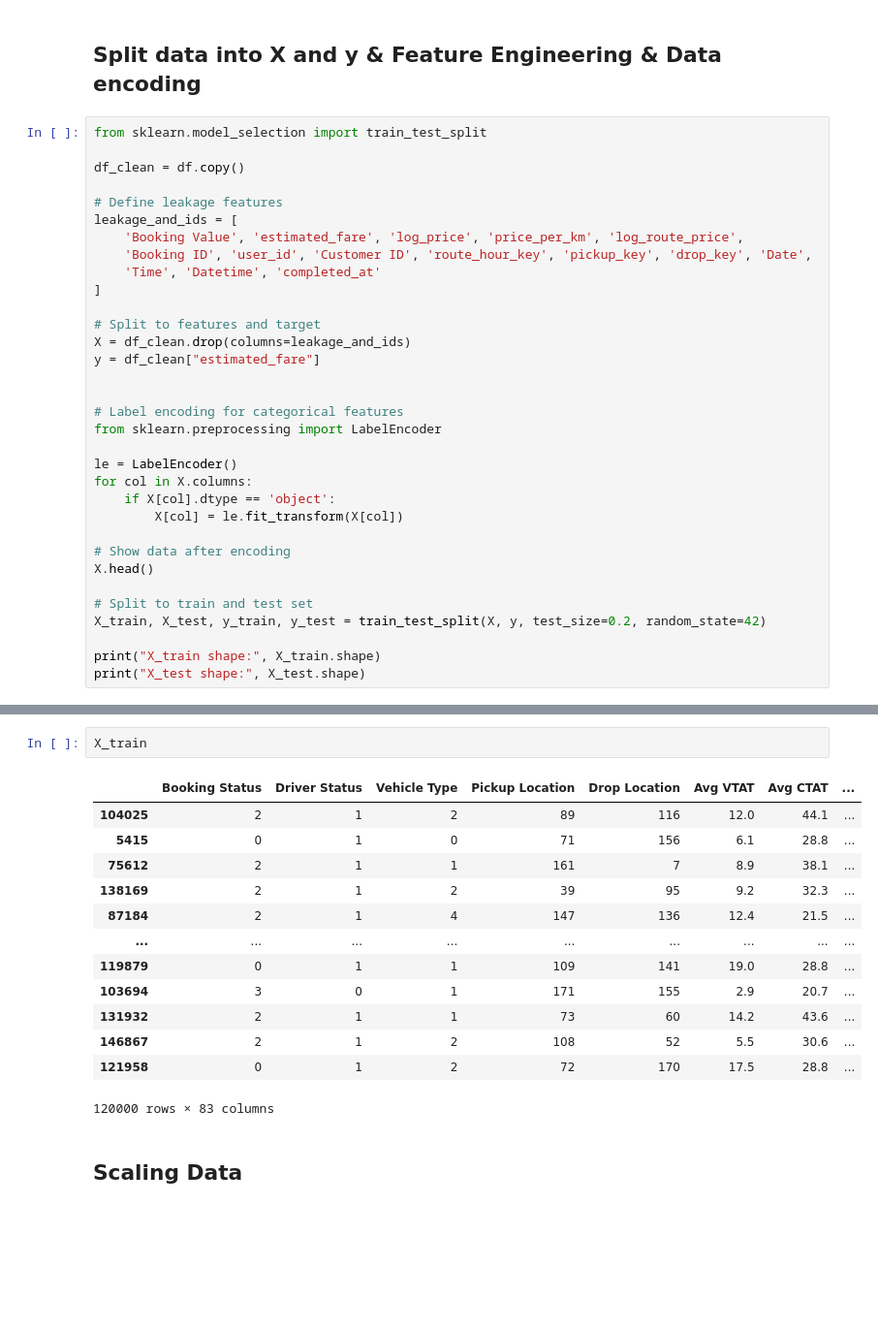
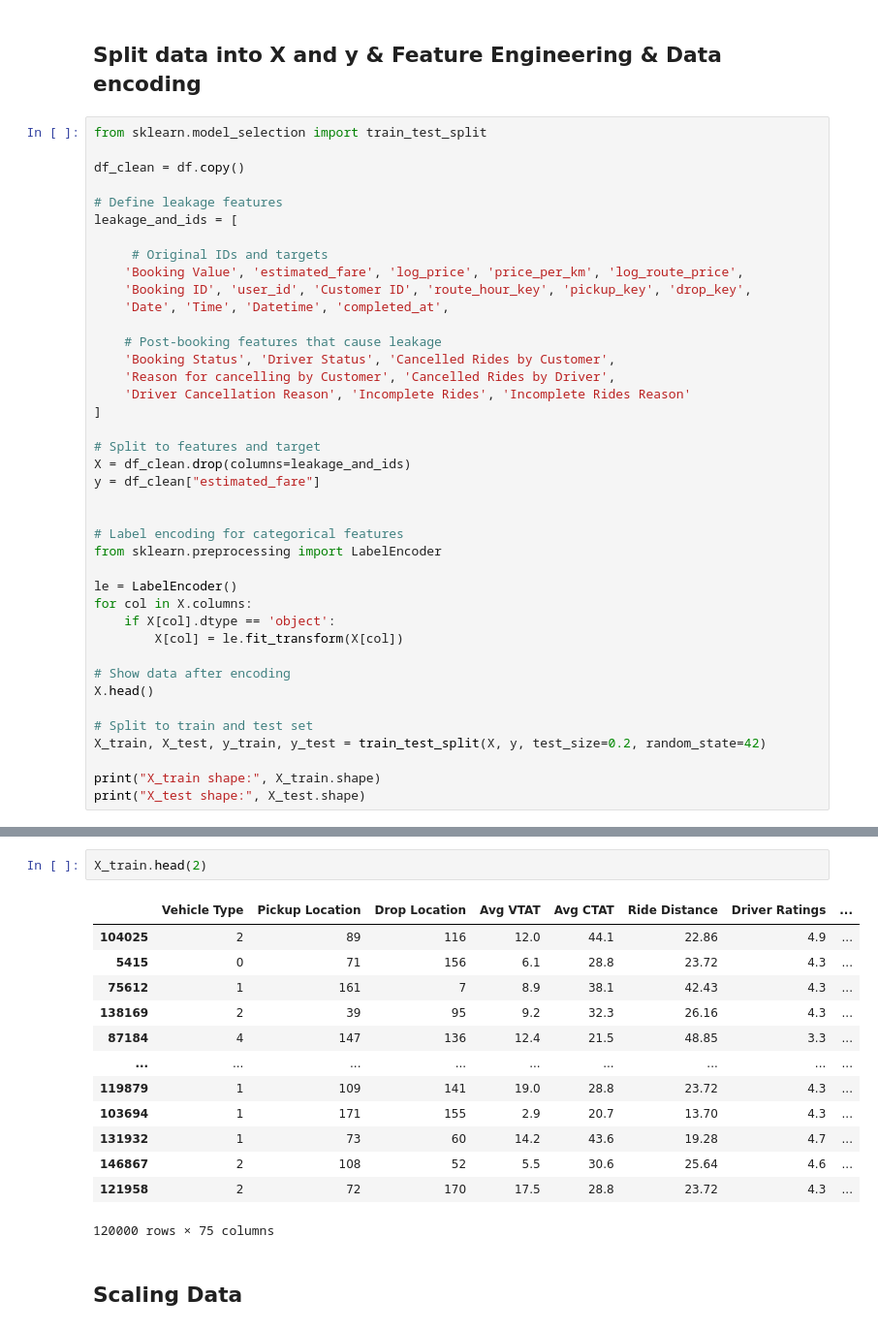
Before and after one commit to Mipjeiger/Taxi-trip-end-to-end-engineering, a Jupyter notebook: production/backend/database/data_science_engineering.ipynb, the cells around one changed output, grey strips where cells are left out. Shown at 97% size. Cells and saved outputs as stored; diff of their text form; blank space fills up the shorter version.

Commit message:
add new drop feature

```diff
--- a/production/backend/database/data_science_engineering.ipynb
+++ b/production/backend/database/data_science_engineering.ipynb
@@ -103,9 +103,16 @@ df_clean = df.copy()
 
 # Define leakage features
 leakage_and_ids = [
+
+     # Original IDs and targets
     'Booking Value', 'estimated_fare', 'log_price', 'price_per_km', 'log_route_price',
-    'Booking ID', 'user_id', 'Customer ID', 'route_hour_key', 'pickup_key', 'drop_key', 'Date',
-    'Time', 'Datetime', 'completed_at'
+    'Booking ID', 'user_id', 'Customer ID', 'route_hour_key', 'pickup_key', 'drop_key',
+    'Date', 'Time', 'Datetime', 'completed_at',
+
+    # Post-booking features that cause leakage
+    'Booking Status', 'Driver Status', 'Cancelled Rides by Customer',
+    'Reason for cancelling by Customer', 'Cancelled Rides by Driver',
+    'Driver Cancellation Reason', 'Incomplete Rides', 'Incomplete Rides Reason'
 ]
 
 # Split to features and target
@@ -135,19 +162,19 @@ X_test shape: (30000, 83)
 # %%
-X_train
+X_train.head(2)
 # %% [output]
-|  | Booking Status | Driver Status | Vehicle Type | Pickup Location | Drop Location | Avg VTAT | Avg CTAT | ... |
-| 104025 | 2 | 1 | 2 | 89 | 116 | 12.0 | 44.1 | ... |
-| 5415 | 0 | 1 | 0 | 71 | 156 | 6.1 | 28.8 | ... |
-| 75612 | 2 | 1 | 1 | 161 | 7 | 8.9 | 38.1 | ... |
-| 138169 | 2 | 1 | 2 | 39 | 95 | 9.2 | 32.3 | ... |
-| 87184 | 2 | 1 | 4 | 147 | 136 | 12.4 | 21.5 | ... |
+|  | Vehicle Type | Pickup Location | Drop Location | Avg VTAT | Avg CTAT | Ride Distance | Driver Ratings | ... |
+| 104025 | 2 | 89 | 116 | 12.0 | 44.1 | 22.86 | 4.9 | ... |
+| 5415 | 0 | 71 | 156 | 6.1 | 28.8 | 23.72 | 4.3 | ... |
+| 75612 | 1 | 161 | 7 | 8.9 | 38.1 | 42.43 | 4.3 | ... |
+| 138169 | 2 | 39 | 95 | 9.2 | 32.3 | 26.16 | 4.3 | ... |
+| 87184 | 4 | 147 | 136 | 12.4 | 21.5 | 48.85 | 3.3 | ... |
 | ... | ... | ... | ... | ... | ... | ... | ... | ... |
-| 119879 | 0 | 1 | 1 | 109 | 141 | 19.0 | 28.8 | ... |
-| 103694 | 3 | 0 | 1 | 171 | 155 | 2.9 | 20.7 | ... |
-| 131932 | 2 | 1 | 1 | 73 | 60 | 14.2 | 43.6 | ... |
-| 146867 | 2 | 1 | 2 | 108 | 52 | 5.5 | 30.6 | ... |
-| 121958 | 0 | 1 | 2 | 72 | 170 | 17.5 | 28.8 | ... |
+| 119879 | 1 | 109 | 141 | 19.0 | 28.8 | 23.72 | 4.3 | ... |
+| 103694 | 1 | 171 | 155 | 2.9 | 20.7 | 13.70 | 4.3 | ... |
+| 131932 | 1 | 73 | 60 | 14.2 | 43.6 | 19.28 | 4.7 | ... |
+| 146867 | 2 | 108 | 52 | 5.5 | 30.6 | 25.64 | 4.6 | ... |
+| 121958 | 2 | 72 | 170 | 17.5 | 28.8 | 23.72 | 4.3 | ... |
-120000 rows × 83 columns
+120000 rows × 75 columns
 # %% [markdown]
 ## Scaling Data
 # %%
```
Also changed, not shown: parts of 3 cells of this notebook.
